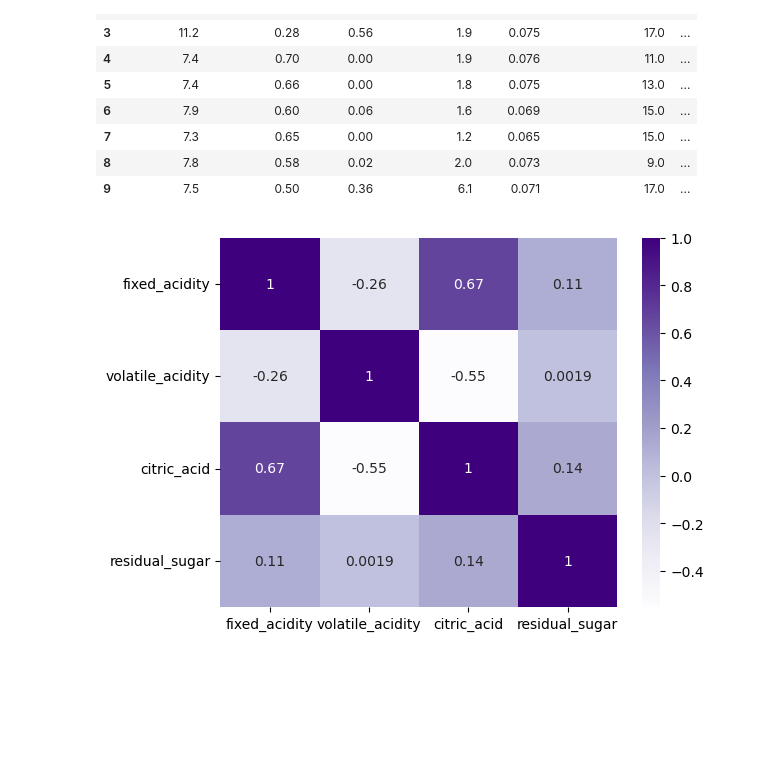
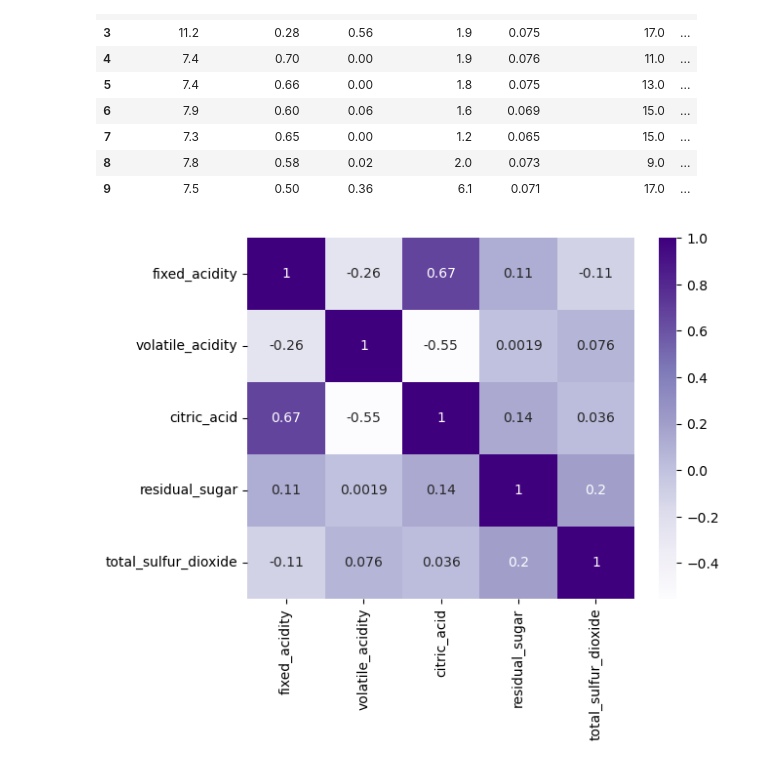
Before and after one commit to katybyte3000/Academy_Excercises, a Jupyter notebook: Project_02/sprint02/projekt02_sprint01-Dataexploration_Correlations.ipynb, the cells around one changed output. Saved outputs shown, nothing was run; the diff lists cells and outputs as text; code cells hidden in the pictures; blank space fills up the shorter version.

Commit message:
neue Plots

```diff
--- a/Project_02/sprint02/projekt02_sprint01-Dataexploration_Correlations.ipynb
+++ b/Project_02/sprint02/projekt02_sprint01-Dataexploration_Correlations.ipynb
@@ -4,12 +4,12 @@ import pandas as pd
 import matplotlib.pyplot as plt
 import seaborn as sns
 
-red_wine = pd.read_csv(r"C:\Users\cumdi\Desktop\Bootcamp Visual Studio\Modul 1\Project_02\windedata\winequality-red.csv", sep =";")
+red_wine = pd.read_csv(r"winequality-red.csv", sep =";")
 red_wine.tail(10)
 #C:\Users\cumdi\Desktop\Bootcamp Visual Studio\Modul 1\Project_02\windedata\winequality-red.csv
 # SEP-Argument seperiert die Daten, hier ist es  mit einem Semicolon
 
-white_wine = pd.read_csv(r"C:\Users\cumdi\Desktop\Bootcamp Visual Studio\Modul 1\Project_02\windedata\winequality-white.csv", sep =";")
+white_wine = pd.read_csv(r"winequality-white.csv", sep =";")
 # %%
 red_wine.head()
 # %% [output]
@@ -155,17 +155,17 @@ red_wine.head(10)
 # %%
 heatwine = pd.DataFrame(red_wine)
 
 
 # Wähle nur die Spalten aus, die du in der Heatmap sehen möchtest
-selected_columns = ['fixed_acidity', 'volatile_acidity', 'citric_acid', 'residual_sugar']  # Beispiel: Du möchtest nur Spalten A, B, C und D verwenden
+selected_columns = ['fixed_acidity', 'volatile_acidity', 'citric_acid', 'residual_sugar', 'total_sulfur_dioxide']  # Beispiel: Du möchtest nur Spalten A, B, C und D verwenden
 
 # Berechne die Korrelation nur für diese ausgewählten Spalten
 korrelation = heatwine[selected_columns].corr()
 
 # Erstelle die Heatmap
 sns.heatmap(korrelation, annot=True, cmap='Purples')
 
 # Zeige die Heatmap an
 plt.show()
 # %% [output]
-[figure, old version]
+[figure, new version]
```
Also changed, not shown: parts of 22 cells of this notebook, 6 other files.
